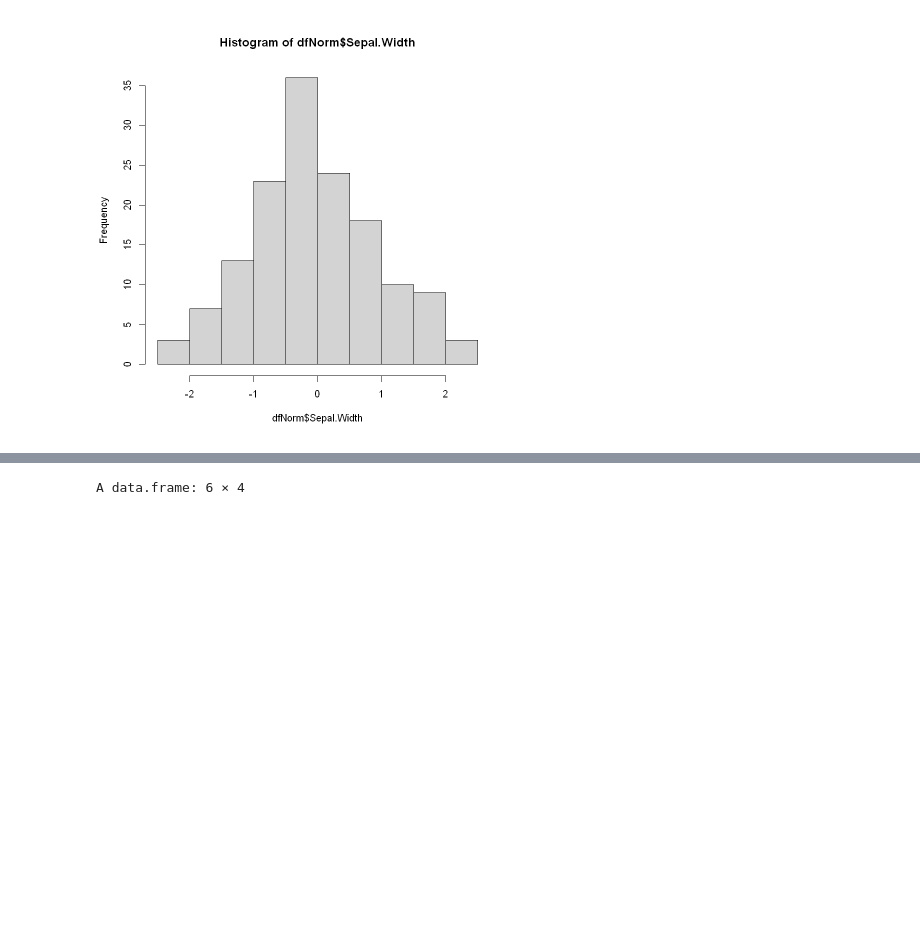
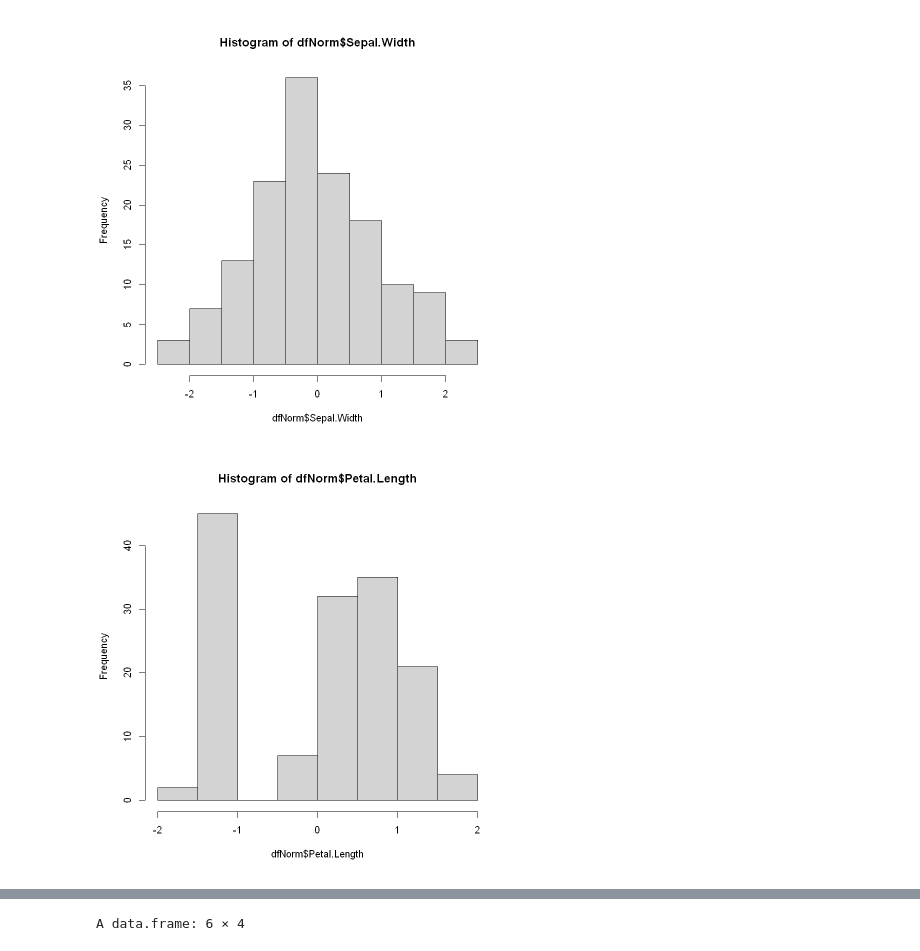
Before and after one commit to Saranga99/DM-ML, a Jupyter notebook: coursework/clustering.ipynb, the cells around one changed output, grey strips where cells are left out. Drawn from its saved outputs; the diff is of its cells as text; code cells hidden in the pictures; blank space fills up the shorter version.

```diff
--- a/coursework/clustering.ipynb
+++ b/coursework/clustering.ipynb
@@ -55,3 +84,7 @@ dfNorm <- as.data.frame(lapply(no_outliers[1:4], z_score))
 hist(dfNorm$Sepal.Width)
 # %% [output]
 [figure]
+# %%
+hist(dfNorm$Petal.Length)
+# %% [output]
+[figure, added]
```
Also changed, not shown: parts of 50 cells of this notebook.
